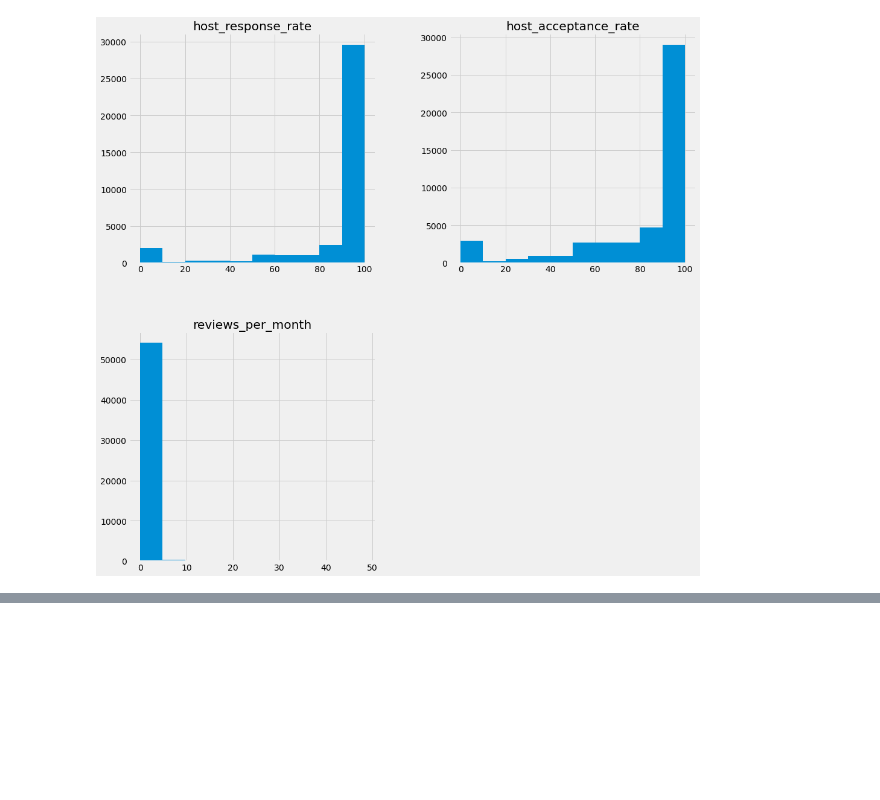
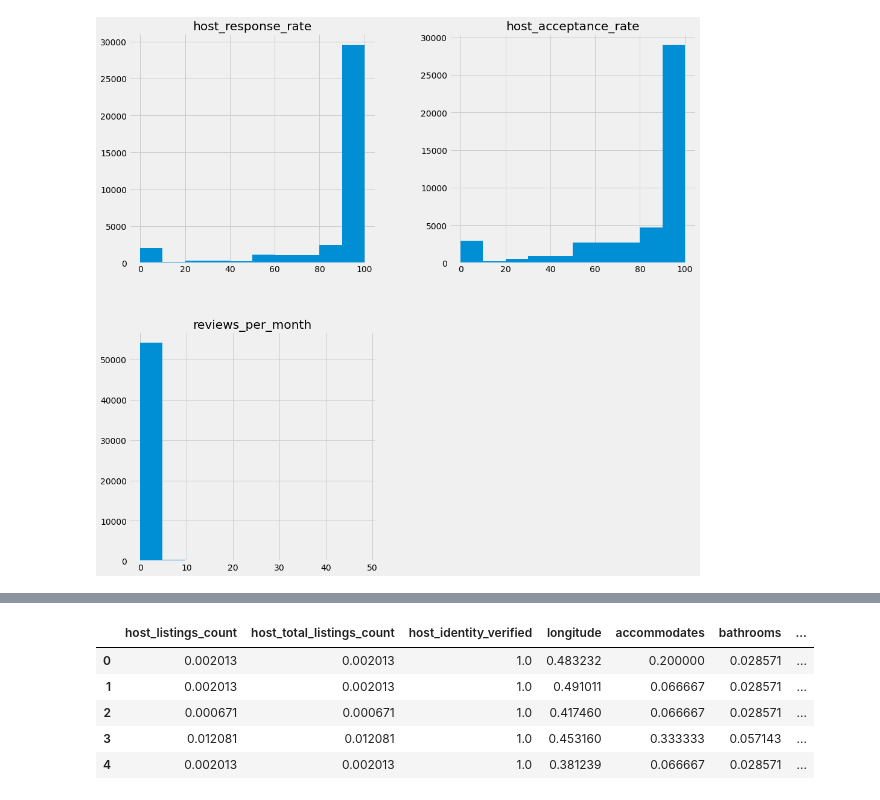
Before and after one commit to EamonnOCearnaigh/Airbnb-Price-Prediction, a Jupyter notebook: Data cleaning.ipynb, the cells around one changed output, grey strips where cells are left out. Cells and saved outputs as stored; diff of their text form; code cells hidden in the pictures; blank space fills up the shorter version.

```diff
--- a/Data cleaning.ipynb
+++ b/Data cleaning.ipynb
@@ -430,0 +486,45 @@ heatmap.set_title('Correlation Heatmap', fontdict={'fontsize':18}, pad=12);
+# %%
+feature_correlation_price = abs(feature_correlation['price'])
+mask = (feature_correlation_price > 0.10) & (feature_correlation_price < 0.95) & (feature_correlation_price != 1)
+
+# Columns to keep
+columns_to_keep = list(feature_correlation_price[mask].index)
+
+final_listings = listings[columns_to_keep]
+
+# Improve performance of ML algorithm due to smaller values. ML algorithms see larger numbers as more impactful.
+final_listings_scaled = MinMaxScaler().fit_transform(final_listings)
+final_listings_scaled_df = pd.DataFrame(final_listings_scaled, columns=final_listings.columns)
+final_listings_scaled_df.head()
+
+# final_listings = final_listings.drop(['host_listings_count', 'host_total_listings_count'], axis=1)
+
+# Visualize cleaned dataset
+# final_listings_corr = final_listings_scaled_df.corr()
+
+# For each X, calculate VIF and save in dataframe
+# vif = pd.DataFrame()
+# vif["VIF"] = [variance_inflation_factor(final_listings_corr.values, i) for i in range(final_listings_corr.shape[1])]
+# vif["features"] = final_listings_corr.columns
+# vif = vif.round(1)
+
+# pd.set_option('max_rows', None)
+# display(vif.sort_values('VIF', ascending=False))
+
+# plt.figure(figsize=(10, 30))
+# heatmap = sns.heatmap(abs(feature_correlation[['price']]).sort_values(by='price', ascending=False), vmin=-1, vmax=1, annot=True, fmt=".2f", cmap='BrBG')
+# heatmap.set_title('Correlation Heatmap', fontdict={'fontsize':18}, pad=12)
+
+# NOTE: Talk about a lot of multicolliniarity in the final dataset.
+# We could try and resolve this to get better performance of the regression model but that is outside the scope of this coursework.
+# Just know that this multicolliniarity could be having an effect.
+# We could play around with this by removing features with high VIF although this is not ideal due to the resulting loss of relevent information.
+
+# SKLearn - Grid search/Random search to test different hyperparameters
+# %% [output]
+|  | host_listings_count | host_total_listings_count | host_identity_verified | longitude | accommodates | bathrooms | ... |
+| 0 | 0.002013 | 0.002013 | 1.0 | 0.483232 | 0.200000 | 0.028571 | ... |
+| 1 | 0.002013 | 0.002013 | 1.0 | 0.491011 | 0.066667 | 0.028571 | ... |
+| 2 | 0.000671 | 0.000671 | 1.0 | 0.417460 | 0.066667 | 0.028571 | ... |
+| 3 | 0.012081 | 0.012081 | 1.0 | 0.453160 | 0.333333 | 0.057143 | ... |
+| 4 | 0.002013 | 0.002013 | 1.0 | 0.381239 | 0.066667 | 0.028571 | ... |
```
Also changed, not shown: parts of 32 cells of this notebook, 1 other file.
